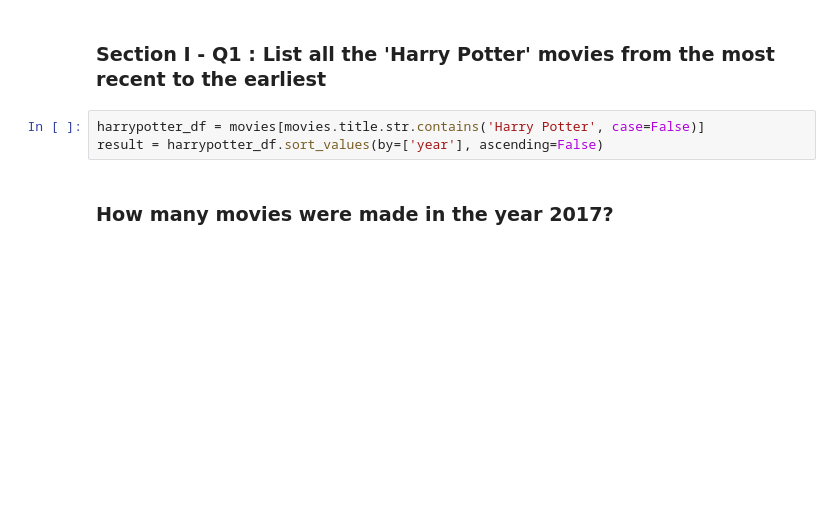
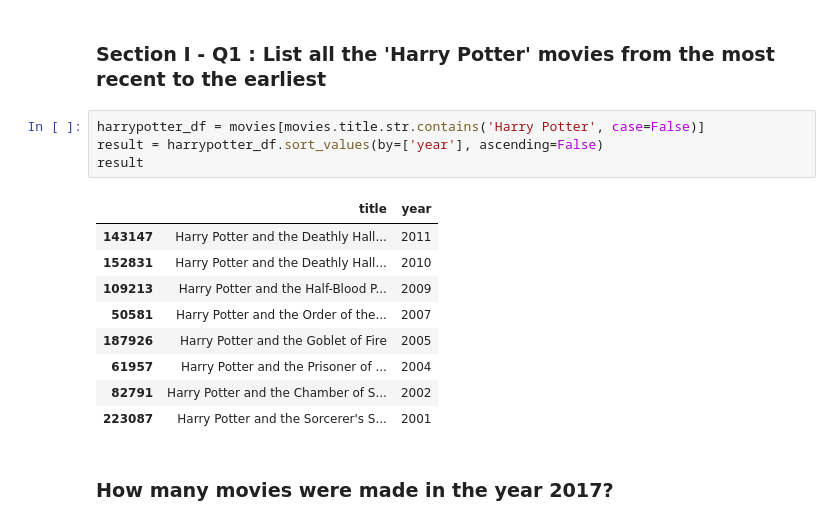
Before and after one commit to rscott1989/mec-mini-projects, a Jupyter notebook: mec-5.3.10-data-wranging-with-pandas-mini-project/Mini_Project_Data_Wrangling_Pandas.ipynb, the cells around one changed output. Saved outputs shown, nothing was run; the diff lists cells and outputs as text; blank space fills up the shorter version.

```diff
--- a/mec-5.3.10-data-wranging-with-pandas-mini-project/Mini_Project_Data_Wrangling_Pandas.ipynb
+++ b/mec-5.3.10-data-wranging-with-pandas-mini-project/Mini_Project_Data_Wrangling_Pandas.ipynb
@@ -151,6 +151,17 @@ batman_df.sort_values(by=['year'], ascending=True).iloc[:15]
 # %%
 harrypotter_df = movies[movies.title.str.contains('Harry Potter', case=False)]
 result = harrypotter_df.sort_values(by=['year'], ascending=False)
+result
+# %% [output]
+|  | title | year |
+| 143147 | Harry Potter and the Deathly Hall... | 2011 |
+| 152831 | Harry Potter and the Deathly Hall... | 2010 |
+| 109213 | Harry Potter and the Half-Blood P... | 2009 |
+| 50581 | Harry Potter and the Order of the... | 2007 |
+| 187926 | Harry Potter and the Goblet of Fire | 2005 |
+| 61957 | Harry Potter and the Prisoner of ... | 2004 |
+| 82791 | Harry Potter and the Chamber of S... | 2002 |
+| 223087 | Harry Potter and the Sorcerer's S... | 2001 |
 # %% [markdown]
 ### How many movies were made in the year 2017?
 # %%
```
Also changed, not shown: parts of 5 cells of this notebook.
